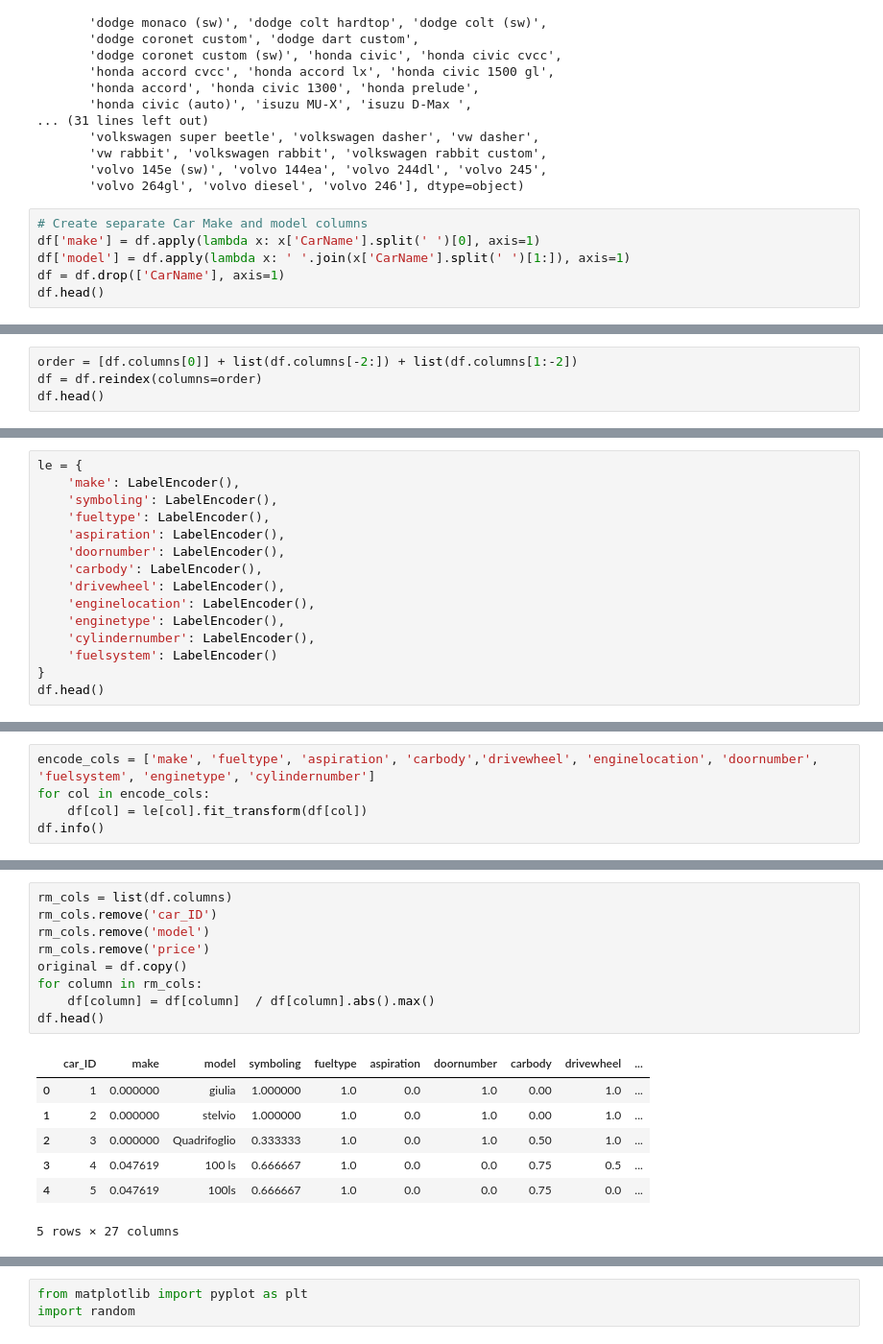
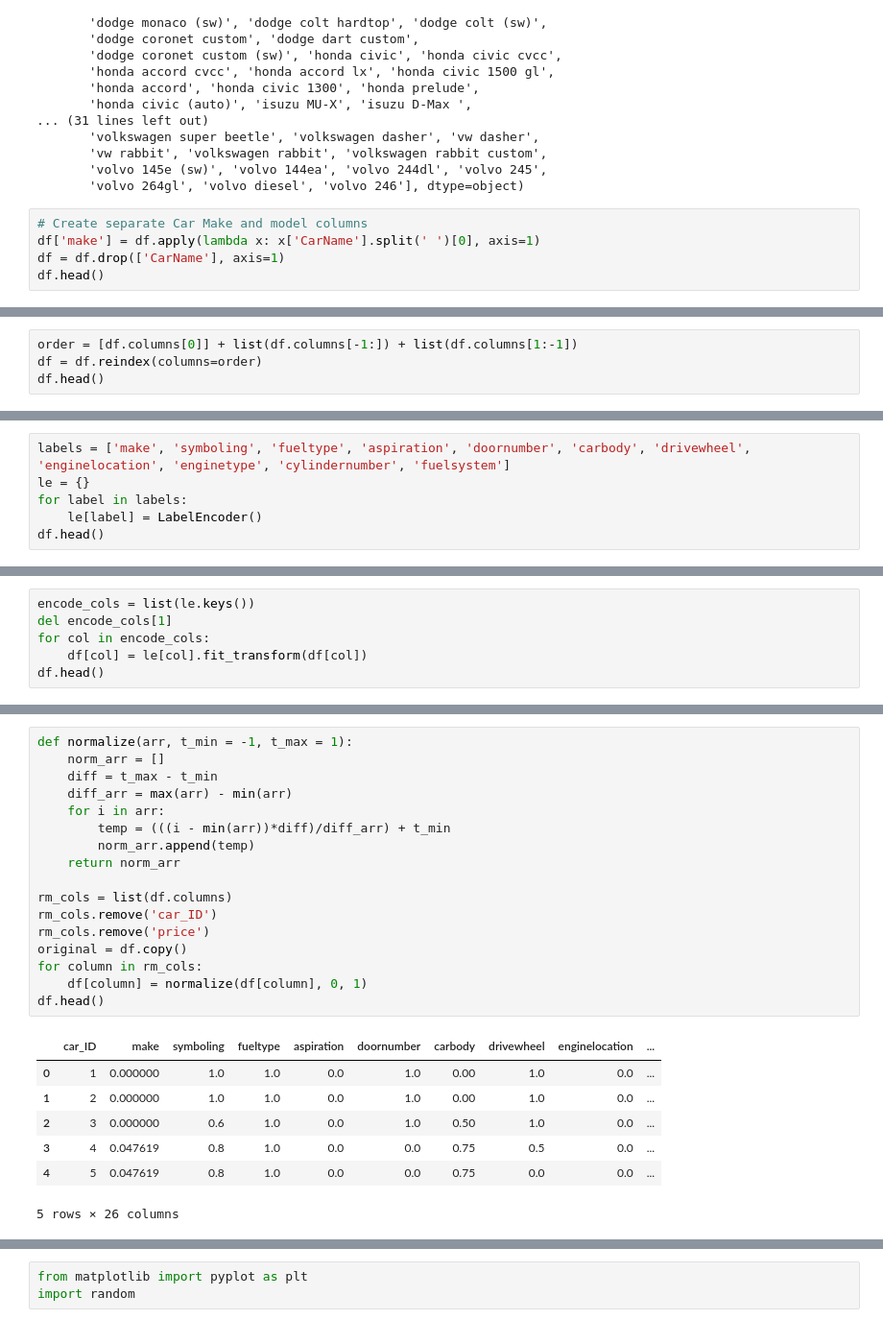
Before and after one commit to KVN2099/Car-Price-Prediction, a Jupyter notebook: Main.ipynb, the cells around one changed output, grey strips where cells are left out. Shown at 96% size. Cells and saved outputs as stored; diff of their text form.

```diff
--- a/Main.ipynb
+++ b/Main.ipynb
@@ -70,7 +70,6 @@ array(['alfa-romero giulia', 'alfa-romero stelvio',
 # %%
 # Create separate Car Make and model columns
 df['make'] = df.apply(lambda x: x['CarName'].split(' ')[0], axis=1)
-df['model'] = df.apply(lambda x: ' '.join(x['CarName'].split(' ')[1:]), axis=1)
 df = df.drop(['CarName'], axis=1)
 df.head()
 # %% [output]
@@ -84,5 +83,5 @@ df.head()
 # %%
-order = [df.columns[0]] + list(df.columns[-2:]) + list(df.columns[1:-2])
+order = [df.columns[0]] + list(df.columns[-1:]) + list(df.columns[1:-1])
 df = df.reindex(columns=order)
 df.head()
 # %% [output]
@@ -115,16 +122,7 @@ df.head()
 # %%
-le = {
-    'make': LabelEncoder(),
-    'symboling': LabelEncoder(),
-    'fueltype': LabelEncoder(),
-    'aspiration': LabelEncoder(),
-    'doornumber': LabelEncoder(),
-    'carbody': LabelEncoder(),
-    'drivewheel': LabelEncoder(),
-    'enginelocation': LabelEncoder(),
-    'enginetype': LabelEncoder(),
-    'cylindernumber': LabelEncoder(),
-    'fuelsystem': LabelEncoder()
-}
+labels = ['make', 'symboling', 'fueltype', 'aspiration', 'doornumber', 'carbody', 'drivewheel', 'enginelocation', 'enginetype', 'cylindernumber', 'fuelsystem']
+le = {}
+for label in labels:
+    le[label] = LabelEncoder()
 df.head()
 # %% [output]
@@ -138,6 +136,7 @@ df.head()
 # %%
-encode_cols = ['make', 'fueltype', 'aspiration', 'carbody','drivewheel', 'enginelocation', 'doornumber', 'fuelsystem', 'enginetype', 'cylindernumber']
+encode_cols = list(le.keys())
+del encode_cols[1]
 for col in encode_cols:
     df[col] = le[col].fit_transform(df[col])
-df.info()
+df.head()
 # %% [output]
@@ -171,19 +150,27 @@ df.head()
 # %%
+def normalize(arr, t_min = -1, t_max = 1):
+    norm_arr = []
+    diff = t_max - t_min
+    diff_arr = max(arr) - min(arr)
+    for i in arr:
+        temp = (((i - min(arr))*diff)/diff_arr) + t_min
+        norm_arr.append(temp)
+    return norm_arr
+
 rm_cols = list(df.columns)
 rm_cols.remove('car_ID')
-rm_cols.remove('model')
 rm_cols.remove('price')
 original = df.copy()
 for column in rm_cols:
-    df[column] = df[column]  / df[column].abs().max()
+    df[column] = normalize(df[column], 0, 1)
 df.head()
 # %% [output]
-|  | car_ID | make | model | symboling | fueltype | aspiration | doornumber | carbody | drivewheel | ... |
-| 0 | 1 | 0.000000 | giulia | 1.000000 | 1.0 | 0.0 | 1.0 | 0.00 | 1.0 | ... |
-| 1 | 2 | 0.000000 | stelvio | 1.000000 | 1.0 | 0.0 | 1.0 | 0.00 | 1.0 | ... |
-| 2 | 3 | 0.000000 | Quadrifoglio | 0.333333 | 1.0 | 0.0 | 1.0 | 0.50 | 1.0 | ... |
-| 3 | 4 | 0.047619 | 100 ls | 0.666667 | 1.0 | 0.0 | 0.0 | 0.75 | 0.5 | ... |
-| 4 | 5 | 0.047619 | 100ls | 0.666667 | 1.0 | 0.0 | 0.0 | 0.75 | 0.0 | ... |
+|  | car_ID | make | symboling | fueltype | aspiration | doornumber | carbody | drivewheel | enginelocation | ... |
+| 0 | 1 | 0.000000 | 1.0 | 1.0 | 0.0 | 1.0 | 0.00 | 1.0 | 0.0 | ... |
+| 1 | 2 | 0.000000 | 1.0 | 1.0 | 0.0 | 1.0 | 0.00 | 1.0 | 0.0 | ... |
+| 2 | 3 | 0.000000 | 0.6 | 1.0 | 0.0 | 1.0 | 0.50 | 1.0 | 0.0 | ... |
+| 3 | 4 | 0.047619 | 0.8 | 1.0 | 0.0 | 0.0 | 0.75 | 0.5 | 0.0 | ... |
+| 4 | 5 | 0.047619 | 0.8 | 1.0 | 0.0 | 0.0 | 0.75 | 0.0 | 0.0 | ... |
-5 rows × 27 columns
+5 rows × 26 columns
 # %%
 X = df.copy()
```
Also changed, not shown: parts of 15 cells of this notebook.
